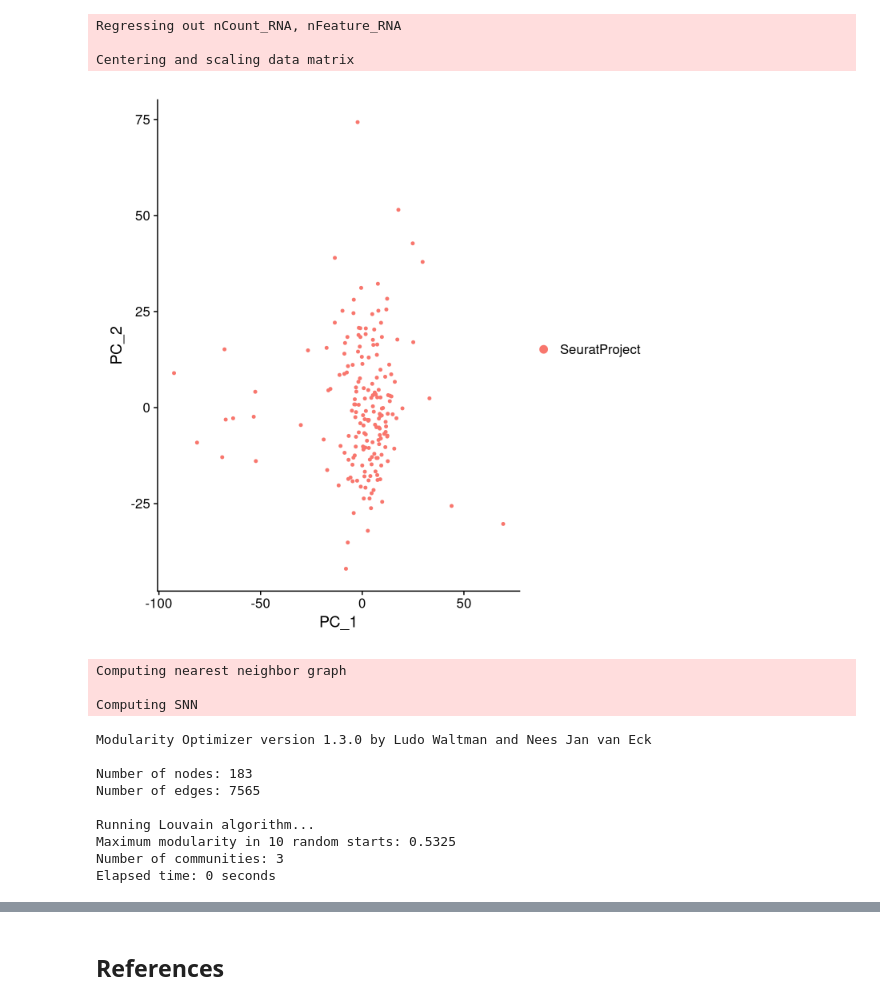
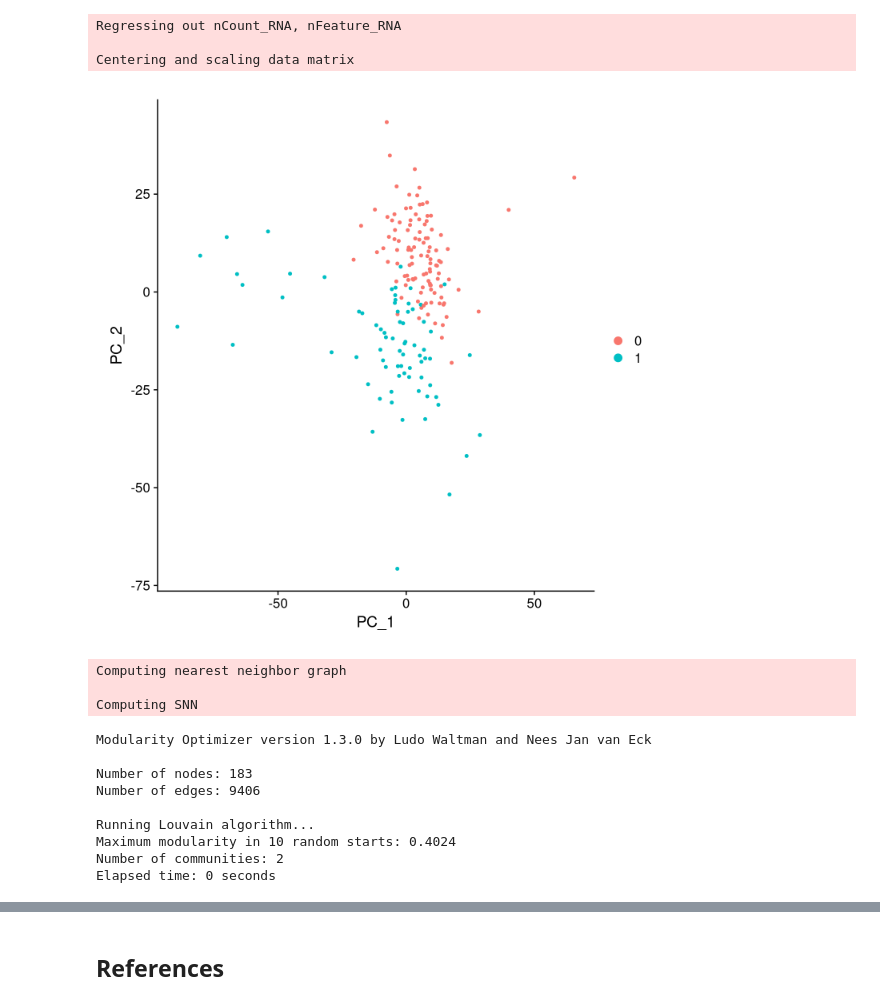
Before and after one commit to markmartorilopez/BigDataAnalytics_R, a Jupyter notebook: BigDataAnalytics_Project2021.ipynb, the cells around one changed output, grey strips where cells are left out. Drawn from its saved outputs; the diff is of its cells as text; code cells hidden in the pictures.

```diff
--- a/BigDataAnalytics_Project2021.ipynb
+++ b/BigDataAnalytics_Project2021.ipynb
@@ -577,7 +575,7 @@ An object of class Seurat
 14098 features across 183 samples within 1 assay
 Active assay: RNA (14098 features, 0 variable features)
 # %%
-pbmc <- FindVariableFeatures(object = pbmc, mean.function = ExpMean, dispersion.function = LogVMR, x.low.cutoff = 0.0125, x.high.cutoff = 3, y.cutoff = 0.5, nfeatures = 2000)
+pbmc <- FindVariableFeatures(object = rna, mean.function = ExpMean, dispersion.function = LogVMR, x.low.cutoff = 0.0125, x.high.cutoff = 3, y.cutoff = 0.5, nfeatures = 2000)
 head(x = HVFInfo(object = pbmc))
 # %% [output]
 Warning message:
@@ -598,7 +607,7 @@ Regressing out nCount_RNA, nFeature_RNA
 
 Centering and scaling data matrix
 # %%
-pbmc <- RunPCA(object = pbmc,  npcs = 20, verbose = FALSE)
+pbmc <- RunPCA(object = pbmc,  npcs = 50, verbose = FALSE)
 DimPlot(object = pbmc, reduction = "pca")
 # %% [output]
-[figure, old version]
+[figure, new version]
@@ -605,6 +616,6 @@ DimPlot(object = pbmc, reduction = "pca")
 # %%
-pbmc <- FindNeighbors(pbmc, reduction = "pca", dims = 1:20)
-pbmc <- FindClusters(pbmc, resolution = 0.5, algorithm = 1)
+pbmc <- FindNeighbors(pbmc, reduction = "pca", dims = 1:50)
+pbmc <- FindClusters(pbmc, resolution = 0.65, algorithm = 1)
 # %% [output]
 Computing nearest neighbor graph
 
@@ -612,9 +623,9 @@ Computing SNN
 Modularity Optimizer version 1.3.0 by Ludo Waltman and Nees Jan van Eck
 
 Number of nodes: 183
-Number of edges: 7565
+Number of edges: 9406
 
 Running Louvain algorithm...
-Maximum modularity in 10 random starts: 0.5325
-Number of communities: 3
+Maximum modularity in 10 random starts: 0.4024
+Number of communities: 2
 Elapsed time: 0 seconds
```
Also changed, not shown: parts of 15 cells of this notebook.
